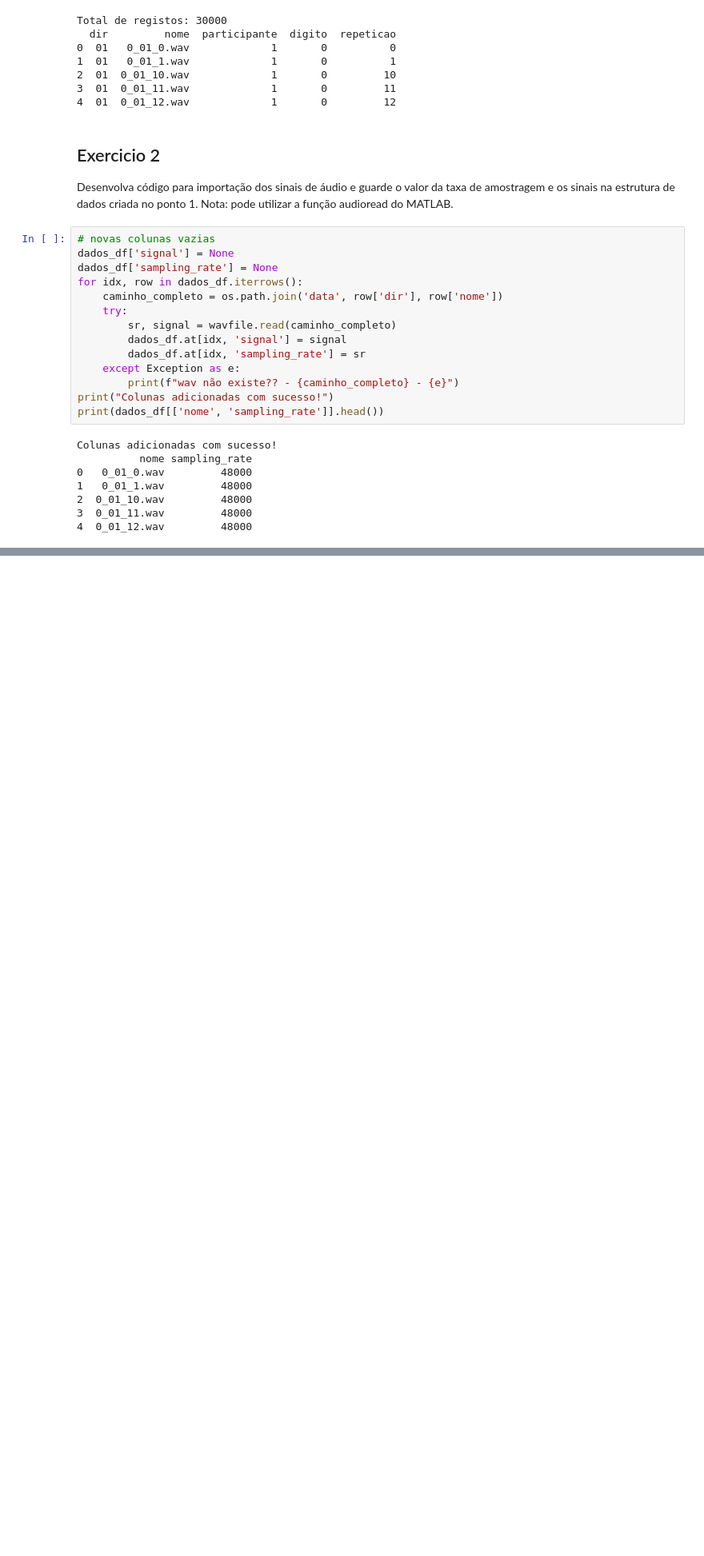
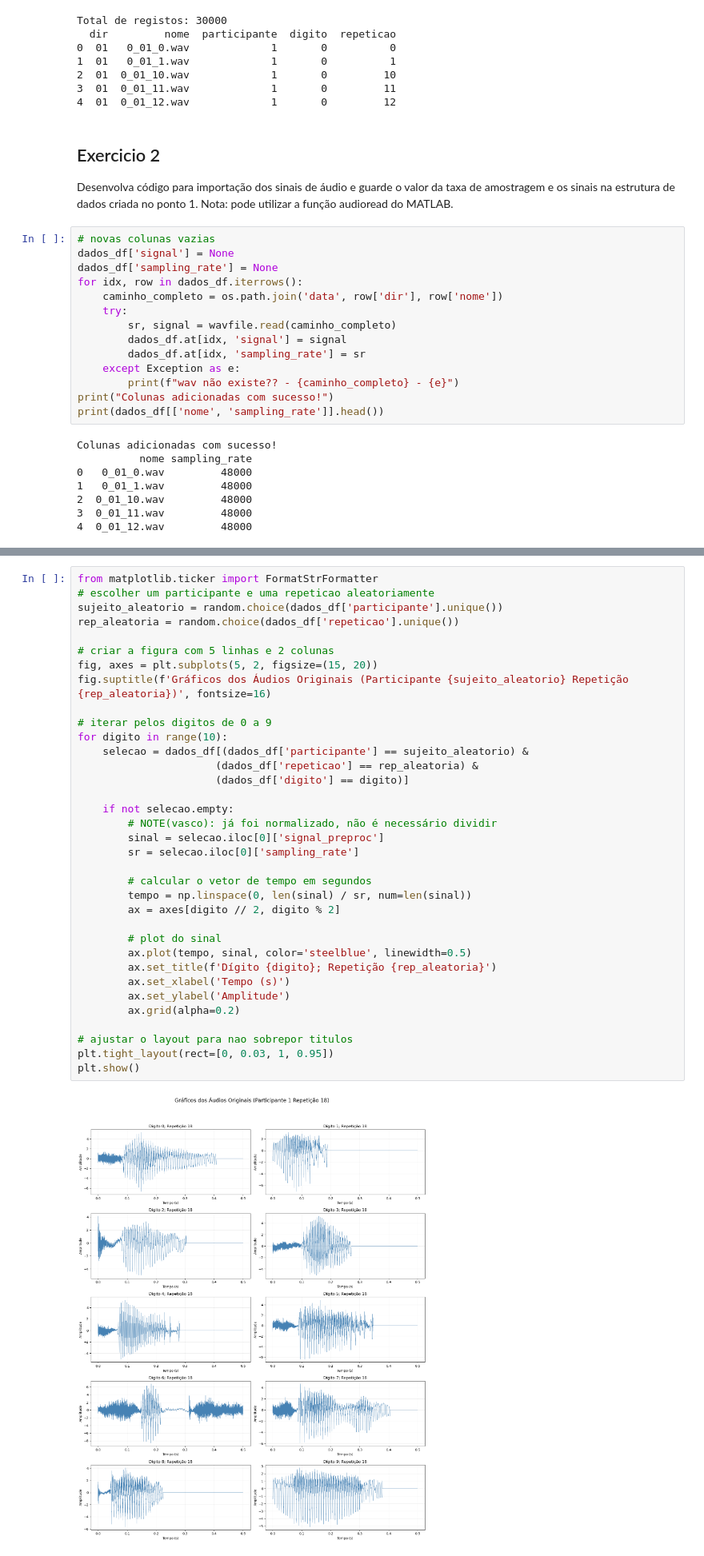
Before and after one commit to vascoalvesxyz/ATD-Projeto, a Jupyter notebook: src/main.ipynb, the cells around one changed output, grey strips where cells are left out. Shown at 80% size. Saved outputs shown, nothing was run; the diff lists cells and outputs as text; blank space fills up the shorter version.

```diff
--- a/src/main.ipynb
+++ b/src/main.ipynb
@@ -214,0 +209,37 @@ dados_df['signal_preproc'] = dados_df.apply(
+# %%
+from matplotlib.ticker import FormatStrFormatter
+# escolher um participante e uma repeticao aleatoriamente
+sujeito_aleatorio = random.choice(dados_df['participante'].unique())
+rep_aleatoria = random.choice(dados_df['repeticao'].unique())
+
+# criar a figura com 5 linhas e 2 colunas
+fig, axes = plt.subplots(5, 2, figsize=(15, 20))
+fig.suptitle(f'Gráficos dos Áudios Originais (Participante {sujeito_aleatorio} Repetição {rep_aleatoria})', fontsize=16)
+
+# iterar pelos digitos de 0 a 9
+for digito in range(10):
+    selecao = dados_df[(dados_df['participante'] == sujeito_aleatorio) &
+                      (dados_df['repeticao'] == rep_aleatoria) &
+                      (dados_df['digito'] == digito)]
+
+    if not selecao.empty:
+        # NOTE(vasco): já foi normalizado, não é necessário dividir
+        sinal = selecao.iloc[0]['signal_preproc']
+        sr = selecao.iloc[0]['sampling_rate']
+
+        # calcular o vetor de tempo em segundos
+        tempo = np.linspace(0, len(sinal) / sr, num=len(sinal))
+        ax = axes[digito // 2, digito % 2]
+
+        # plot do sinal
+        ax.plot(tempo, sinal, color='steelblue', linewidth=0.5)
+        ax.set_title(f'Dígito {digito}; Repetição {rep_aleatoria}')
+        ax.set_xlabel('Tempo (s)')
+        ax.set_ylabel('Amplitude')
+        ax.grid(alpha=0.2)
+
+# ajustar o layout para nao sobrepor titulos
+plt.tight_layout(rect=[0, 0.03, 1, 0.95])
+plt.show()
+# %% [output]
+[figure, added]
```
Also changed, not shown: parts of 33 cells of this notebook, 1 other file.
